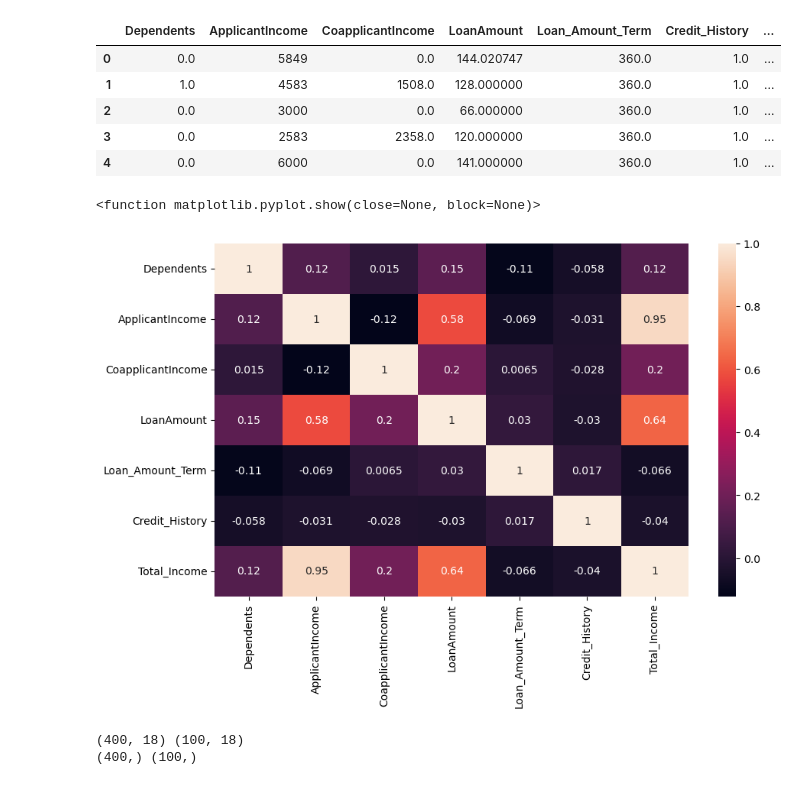
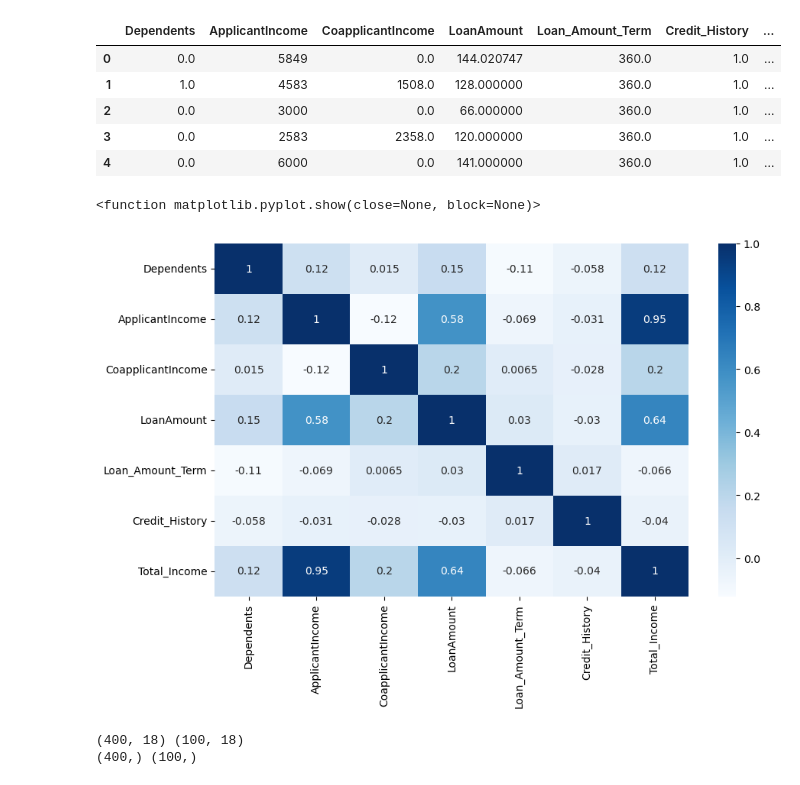
Before and after one commit to hmoustaphaousmane/loan-application-prediction, a Jupyter notebook: random-forest-classifier.ipynb, the cells around one changed output. Saved outputs shown, nothing was run; the diff lists cells and outputs as text; code cells hidden in the pictures.

```diff
--- a/random-forest-classifier.ipynb
+++ b/random-forest-classifier.ipynb
@@ -227,11 +225,11 @@ X.head ()
 # %%
 plt.figure (figsize = (10, 6))
 correlation = X[num_cols].corr ()
-sns.heatmap (correlation, annot = True)
+sns.heatmap (correlation, annot = True, cmap = 'Blues')
 plt.show
 # %% [output]
 <function matplotlib.pyplot.show(close=None, block=None)>
-[figure, old version]
+[figure, new version]
 # %%
 # Split the subsets for train and test purposes
 X_train, X_test, y_train, y_test = train_test_split (X, y, test_size = 0.2, random_state = 0)
```
Also changed, not shown: parts of 6 cells of this notebook, 2 other files.
